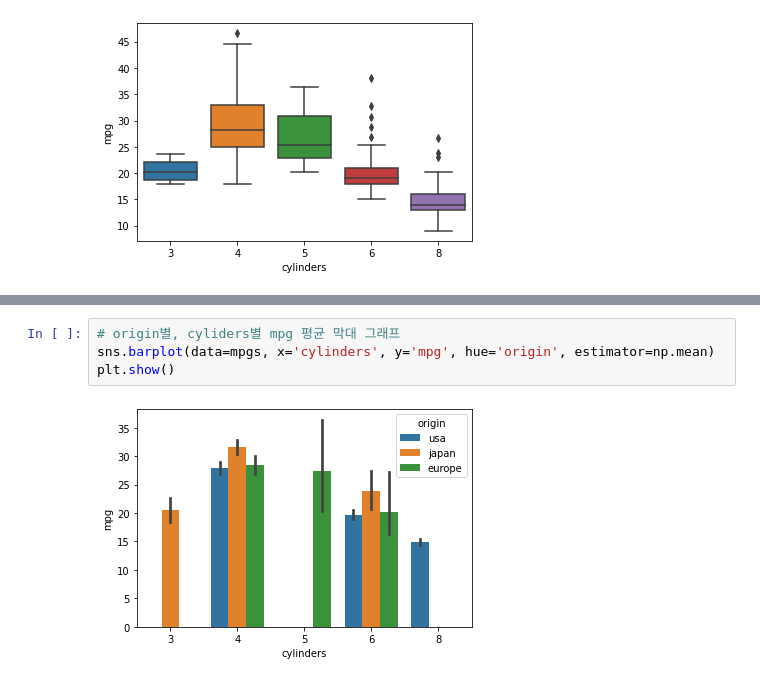
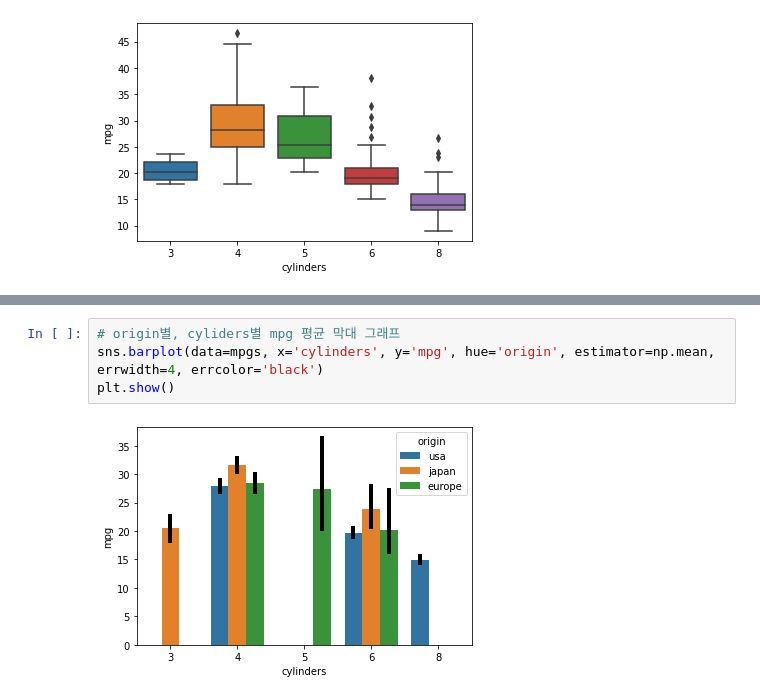
Before and after one commit to Gasijiyo/FirstStep_Python, a Jupyter notebook: py22_seaborn.ipynb, the cells around one changed output, grey strips where cells are left out. Saved outputs shown, nothing was run; the diff lists cells and outputs as text.

```diff
--- a/py22_seaborn.ipynb
+++ b/py22_seaborn.ipynb
@@ -529,7 +529,7 @@ plt.show()
 [figure]
 # %%
 # origin별, cyliders별 mpg 평균 막대 그래프
-sns.barplot(data=mpgs, x='cylinders', y='mpg', hue='origin', estimator=np.mean)
+sns.barplot(data=mpgs, x='cylinders', y='mpg', hue='origin', estimator=np.mean, errwidth=4, errcolor='black')
 plt.show()
 # %% [output]
-[figure, old version]
+[figure, new version]
```
Also changed, not shown: parts of 2 cells of this notebook.
